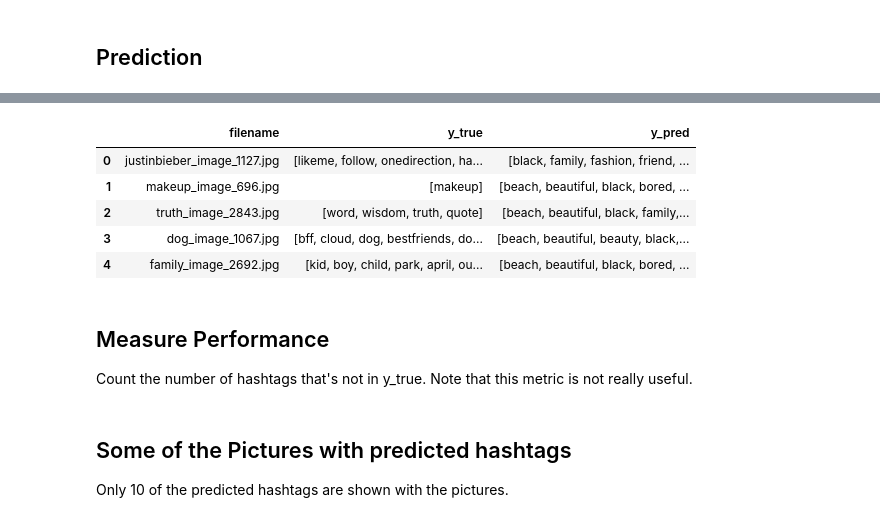
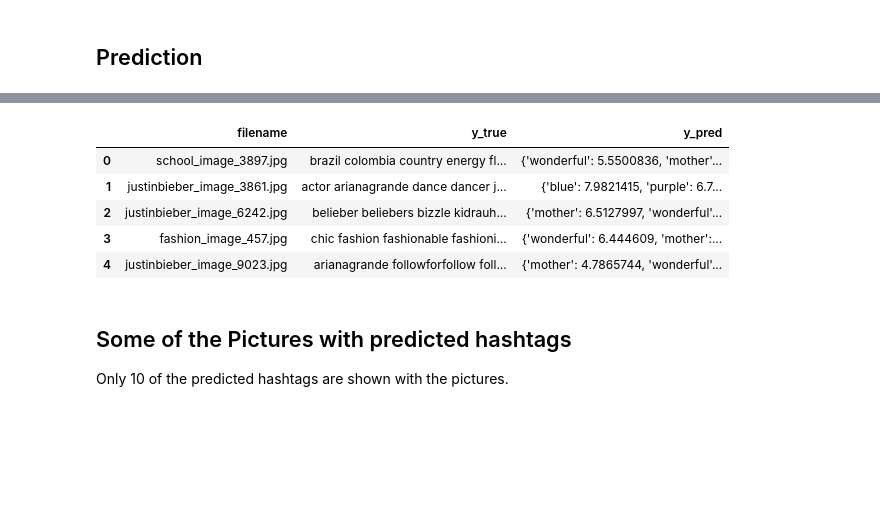
Before and after one commit to tomerlaufer123/cs130Project, a Jupyter notebook: model_development/notebooks/1-base-model.ipynb, the cells around one changed output, grey strips where cells are left out. Cells and saved outputs as stored; diff of their text form; code cells hidden in the pictures; blank space fills up the shorter version.

````diff
--- a/model_development/notebooks/1-base-model.ipynb
+++ b/model_development/notebooks/1-base-model.ipynb
@@ -28,15 +28,15 @@ Using TensorFlow backend.
 ## Create the Target Matrix
 Form ```tag_list.txt``` and ```data_list.txt``` in HARRISON dataset, we create a target matrix as a DataFrame.
 # %%
-DATA_LIST = "../HARRISON/data_list.txt"
-TAG_LIST = "../HARRISON/1113124810_tag_list.txt"
+DATA_LIST = "../HARRISON/data_list_oversampled.txt"
+TAG_LIST = "../HARRISON/tag_list_oversampled.txt"
 
 # Read files
 filename = pd.read_csv(DATA_LIST, names=["filename"], header=None)
-hashtag = pd.read_csv(TAG_LIST, names=["labels"], header=None)
+hashtag = pd.read_csv(TAG_LIST, names=["labels"], header=None,skip_blank_lines=False).fillna("")
 
 # Convert filenames from "instagram_dataset/xxx/yyy.jpg" to "xxx_yyy.jpg"
-filename["filename"] = filename["filename"].apply(lambda x: "_".join(x.split("/")[1:]))
+# filename["filename"] = filename["filename"].apply(lambda x: "_".join(x.split("/")[1:]))
 
 # Concatenate filname and labels
 target = pd.concat([filename, hashtag], axis=1)
@@ -51,6 +51,6 @@ target.head(5)
 # %%
 # Use vectorizer to generate a one-hot encoding
-vectorizer = CountVectorizer()
+vectorizer = CountVectorizer(binary=True)
 X = vectorizer.fit_transform(target["labels"])
 columns = vectorizer.get_feature_names()
 X_df = pd.DataFrame(X.toarray(), columns=columns)
@@ -61,3 +61,6 @@ target = shuffle(target, random_state=42)
 
 num_images = target.shape[0]
 num_hashtags = X_df.shape[1]
+
+print(f"Number of images: {num_images}")
+print(f"Number of hashtags: {num_hashtags}")
@@ -158,7 +165,7 @@ STEP_SIZE_TRAIN = train_generator.n//train_generator.batch_size
 STEP_SIZE_VALID = valid_generator.n//valid_generator.batch_size
 STEP_SIZE_TEST = test_generator.n//test_generator.batch_size
 
-model.fit_generator(generator=generator_wrapper(train_generator),
+history = model.fit_generator(generator=generator_wrapper(train_generator),
     steps_per_epoch=STEP_SIZE_TRAIN,
     validation_data=generator_wrapper(valid_generator),
     validation_steps=STEP_SIZE_VALID,
@@ -177,28 +185,24 @@ pred = model.predict_generator(test_generator, steps=STEP_SIZE_TEST, verbose=1)
 # %%
 # Zscore normalization
 pred_reshaped = np.array(pred).reshape((num_hashtags, num_images-val_idx)).transpose()
 normalized = (pred_reshaped - pred_reshaped.mean())/pred_reshaped.std()
-above3std = (b > 3).astype(int)
+abv3std = np.where(normalized>3, normalized, 0)
 
 # Get lists of hashtags
 y_pred = pd.concat([
     pd.Series(test_generator.filenames, name="filename"),
-    pd.Series(vectorizer.inverse_transform(above3std), name="y_pred")],
+    pd.Series([get_conf(row) for row in abv3std], name="y_pred")],
     axis=1)
 
-y_true = target[target["filename"].isin(y_pred["filename"])][["filename", "labels"]]
-y_true["y_true"] = y_true["labels"].apply(lambda x: x.split())
-y_true.drop(["labels"], axis=1, inplace=True)
-
-results = pd.merge(y_true, y_pred, left_on="filename", right_on="filename")
+results = target[["filename", "labels"]][val_idx:]
+results.rename(columns={"labels": 'y_true'}, inplace=True)
+results.index = y_pred.index
+results["y_pred"] = y_pred["y_pred"]
 results.head()
 # %% [output]
 |  | filename | y_true | y_pred |
-| 0 | justinbieber_image_1127.jpg | [likeme, follow, onedirection, ha... | [black, family, fashion, friend, ... |
-| 1 | makeup_image_696.jpg | [makeup] | [beach, beautiful, black, bored, ... |
-| 2 | truth_image_2843.jpg | [word, wisdom, truth, quote] | [beach, beautiful, black, family,... |
-| 3 | dog_image_1067.jpg | [bff, cloud, dog, bestfriends, do... | [beach, beautiful, beauty, black,... |
-| 4 | family_image_2692.jpg | [kid, boy, child, park, april, ou... | [beach, beautiful, black, bored, ... |
+| 0 | school_image_3897.jpg | brazil colombia country energy fl... | {'wonderful': 5.5500836, 'mother'... |
+| 1 | justinbieber_image_3861.jpg | actor arianagrande dance dancer j... | {'blue': 7.9821415, 'purple': 6.7... |
+| 2 | justinbieber_image_6242.jpg | belieber beliebers bizzle kidrauh... | {'mother': 6.5127997, 'wonderful'... |
+| 3 | fashion_image_457.jpg | chic fashion fashionable fashioni... | {'wonderful': 6.444609, 'mother':... |
+| 4 | justinbieber_image_9023.jpg | arianagrande followforfollow foll... | {'mother': 4.7865744, 'wonderful'... |
-# %% [markdown]
-## Measure Performance
-Count the number of hashtags that's not in y_true. Note that this metric is not really useful.
````
Also changed, not shown: parts of 9 cells of this notebook, 2 other files.
